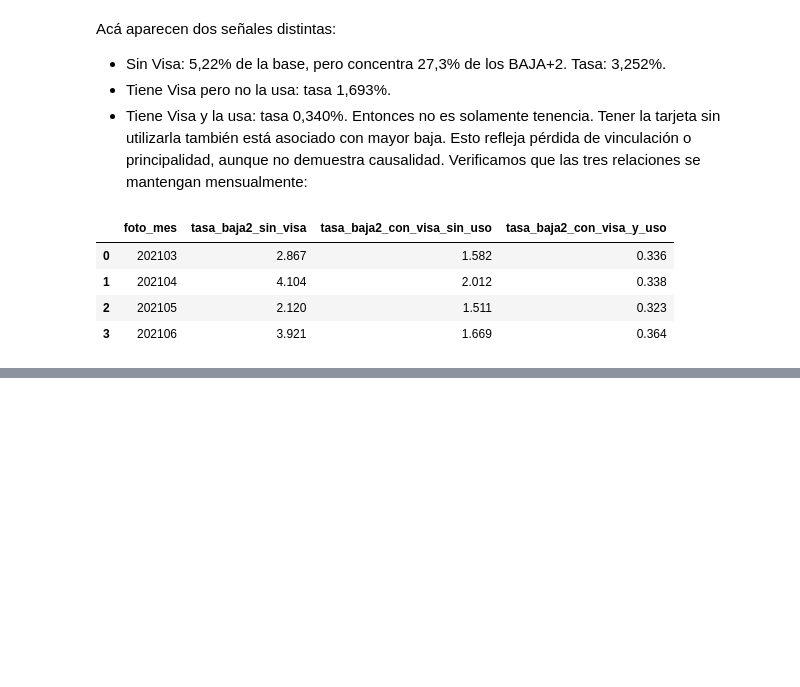
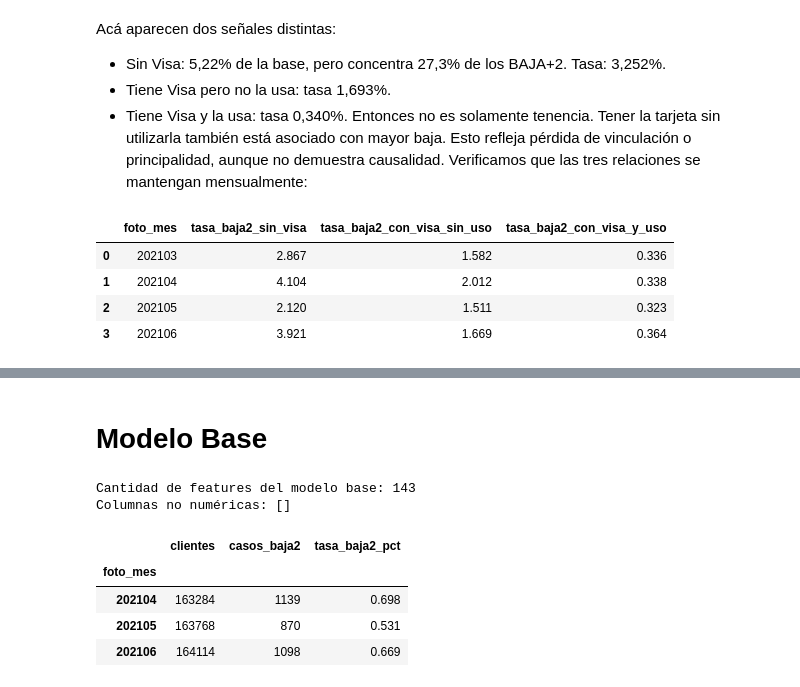
Before and after one commit to vmanuelmarasco/dmeyf_2c_2026, a Jupyter notebook: competencia.ipynb, the cells around one changed output, grey strips where cells are left out. Drawn from its saved outputs; the diff is of its cells as text; code cells hidden in the pictures; blank space fills up the shorter version.

```diff
--- a/competencia.ipynb
+++ b/competencia.ipynb
@@ -8328,0 +8781,79 @@ ORDER BY foto_mes;
+# %% [markdown]
+# Modelo Base
+# %%
+
+# Abril-mayo se usarán para entrenar.
+# Junio se usará como validación temporal.
+base_modelo = %sql SELECT * FROM competencia_01_analitica WHERE foto_mes BETWEEN 202104 AND 202106 AND clase_ternaria IS NOT NULL ORDER BY foto_mes, numero_de_cliente
+
+
+# Target que realmente queremos predecir.
+base_modelo["target_baja2"] = (
+    base_modelo["clase_ternaria"] == "BAJA+2"
+).astype("int8")
+
+
+# No entran al modelo.
+columnas_excluidas_base = {
+    "numero_de_cliente",
+    "foto_mes",
+    "clase_ternaria",
+    "target_baja2",
+
+    # Primero las transformaremos en variables interpretables.
+    "Master_Fvencimiento",
+    "Master_Finiciomora",
+    "Master_fultimo_cierre",
+    "Master_fechaalta",
+    "Visa_Fvencimiento",
+    "Visa_Finiciomora",
+    "Visa_fultimo_cierre",
+    "Visa_fechaalta",
+
+    # Indican una corrección técnica, no comportamiento bancario.
+    "Master_limite_financiacion_fue_corregido",
+    "Visa_limite_financiacion_fue_corregido",
+}
+
+
+features_base = [
+    columna
+    for columna in base_modelo.columns
+    if columna not in columnas_excluidas_base
+]
+
+
+# Auditoría de los meses y del target.
+resumen_base = (
+    base_modelo
+    .groupby("foto_mes")
+    .agg(
+        clientes=("numero_de_cliente", "size"),
+        casos_baja2=("target_baja2", "sum")
+    )
+)
+
+resumen_base["tasa_baja2_pct"] = (
+    100 * resumen_base["casos_baja2"]
+    / resumen_base["clientes"]
+).round(3)
+
+
+print("Cantidad de features del modelo base:", len(features_base))
+print(
+    "Columnas no numéricas:",
+    base_modelo[features_base]
+    .select_dtypes(exclude="number")
+    .columns
+    .tolist()
+)
+
+display(resumen_base)
+# %% [output]
+Cantidad de features del modelo base: 143
+Columnas no numéricas: []
+|  | clientes | casos_baja2 | tasa_baja2_pct |
+| foto_mes |  |  |  |
+| 202104 | 163284 | 1139 | 0.698 |
+| 202105 | 163768 | 870 | 0.531 |
+| 202106 | 164114 | 1098 | 0.669 |
```
Also changed, not shown: parts of 15 cells of this notebook.
